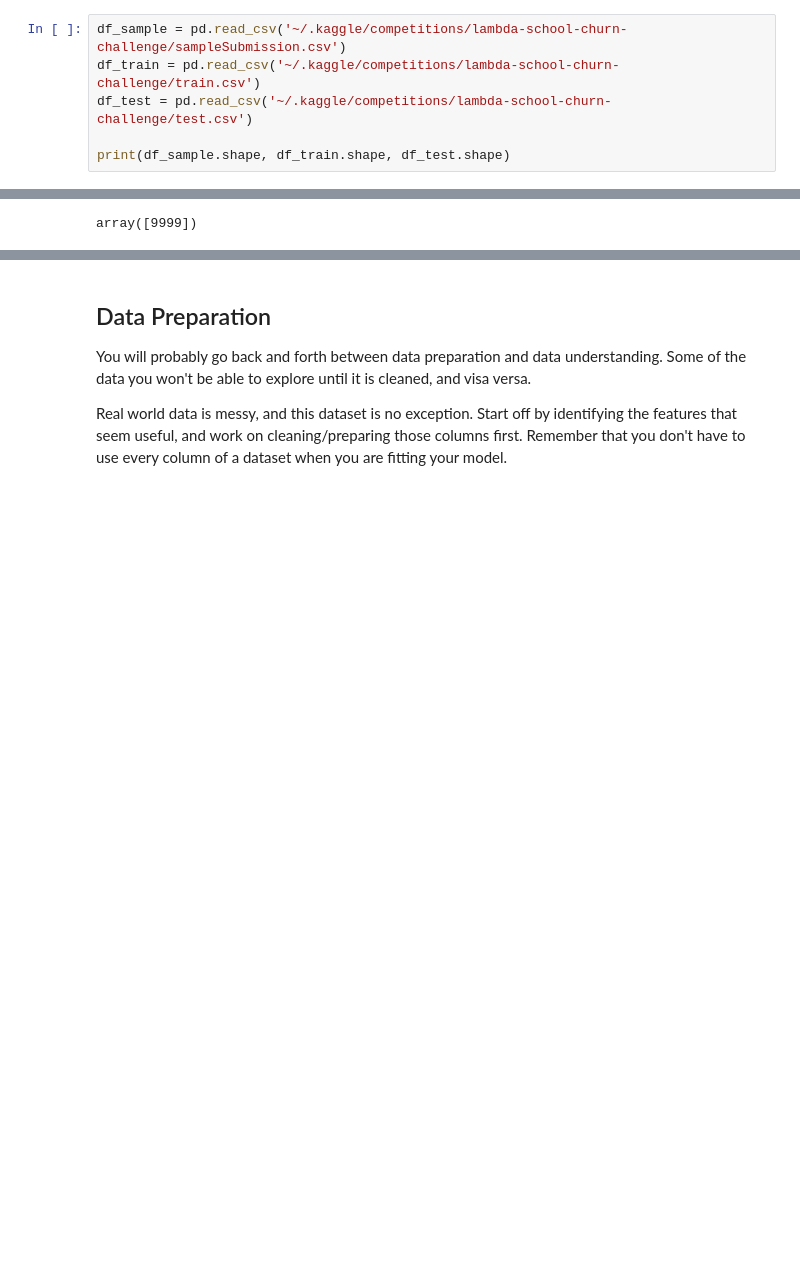
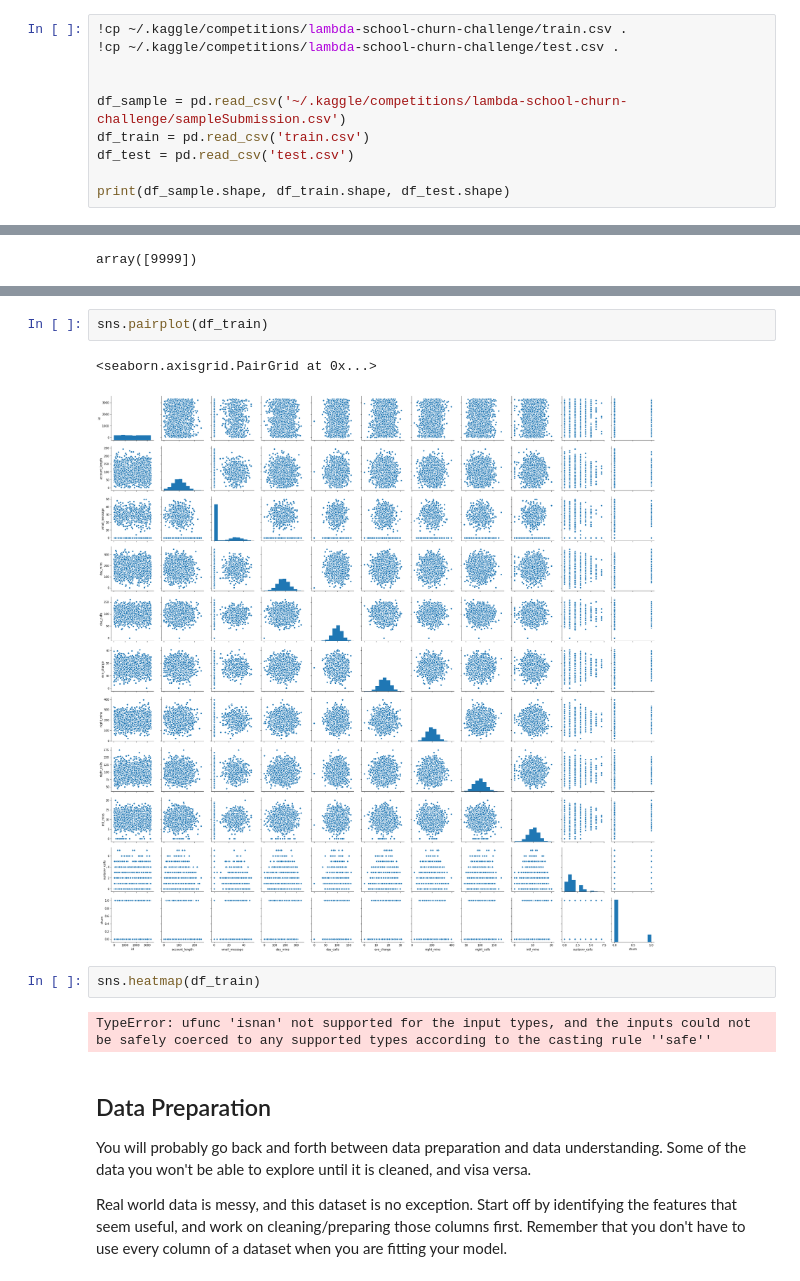
Before and after one commit to schwaaweb/aimlds1_07-TheMachineLearningFramework, a Jupyter notebook: M07_A--DJ--The_Machine_Learning_Framework.ipynb, the cells around one changed output, grey strips where cells are left out. Saved outputs shown, nothing was run; the diff lists cells and outputs as text; blank space fills up the shorter version.

Commit message:
moved the data files from the competition into this directory for easier access and the ability to use jupyter lab's csv viewer

```diff
--- a/M07_A--DJ--The_Machine_Learning_Framework.ipynb
+++ b/M07_A--DJ--The_Machine_Learning_Framework.ipynb
@@ -69,9 +69,13 @@ Do whatever exploratory data analysis you need to do in order to be educated abo
 # %% [output]
 sampleSubmission.csv test.csv             train.csv
 # %%
+!cp ~/.kaggle/competitions/lambda-school-churn-challenge/train.csv .
+!cp ~/.kaggle/competitions/lambda-school-churn-challenge/test.csv .
+
+
 df_sample = pd.read_csv('~/.kaggle/competitions/lambda-school-churn-challenge/sampleSubmission.csv')
-df_train = pd.read_csv('~/.kaggle/competitions/lambda-school-churn-challenge/train.csv')
-df_test = pd.read_csv('~/.kaggle/competitions/lambda-school-churn-challenge/test.csv')
+df_train = pd.read_csv('train.csv')
+df_test = pd.read_csv('test.csv')
 
 print(df_sample.shape, df_train.shape, df_test.shape)
 # %% [output]
@@ -98,3 +156,12 @@ array([9999])
+# %%
+sns.pairplot(df_train)
+# %% [output]
+<seaborn.axisgrid.PairGrid at 0x...>
+[figure, added]
+# %%
+sns.heatmap(df_train)
+# %% [output]
+TypeError: ufunc 'isnan' not supported for the input types, and the inputs could not be safely coerced to any supported types according to the casting rule ''safe''
 # %% [markdown]
 ## Data Preparation
 
```
Also changed, not shown: parts of 4 cells of this notebook, 3 other files.
